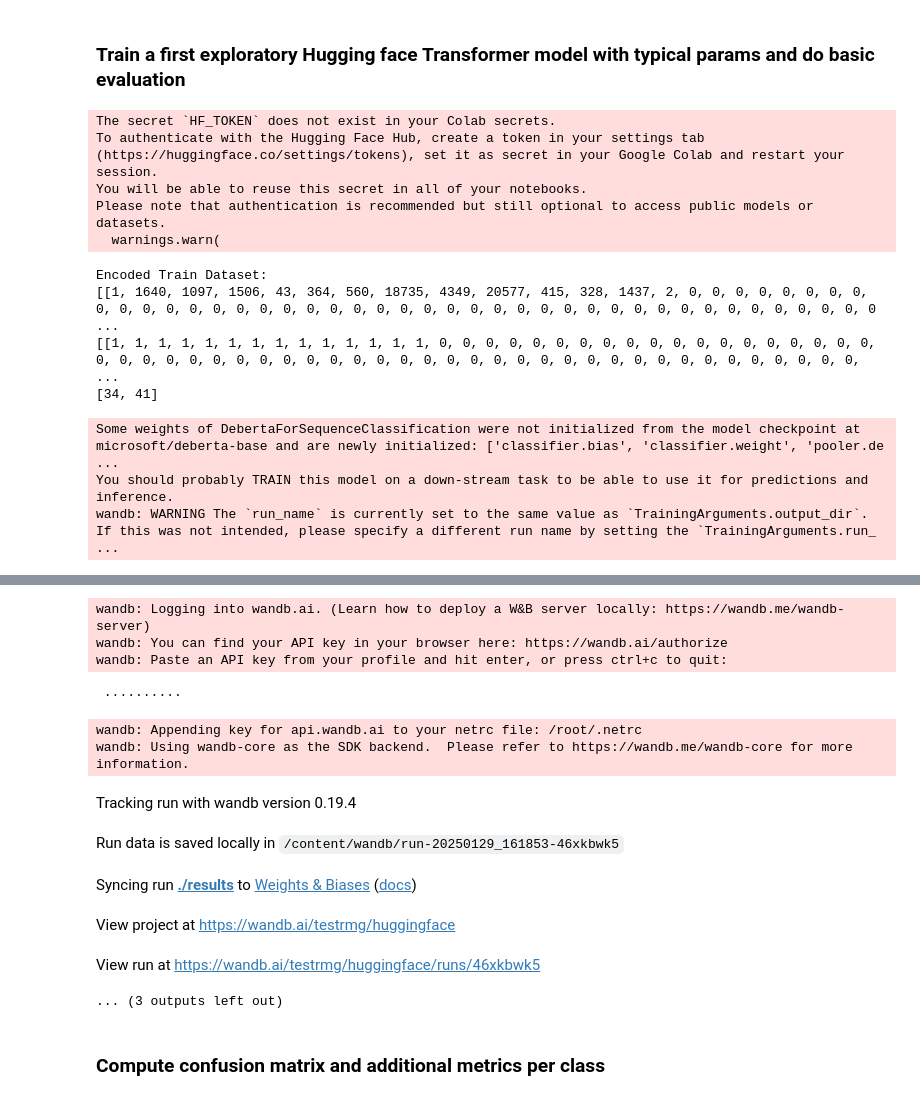
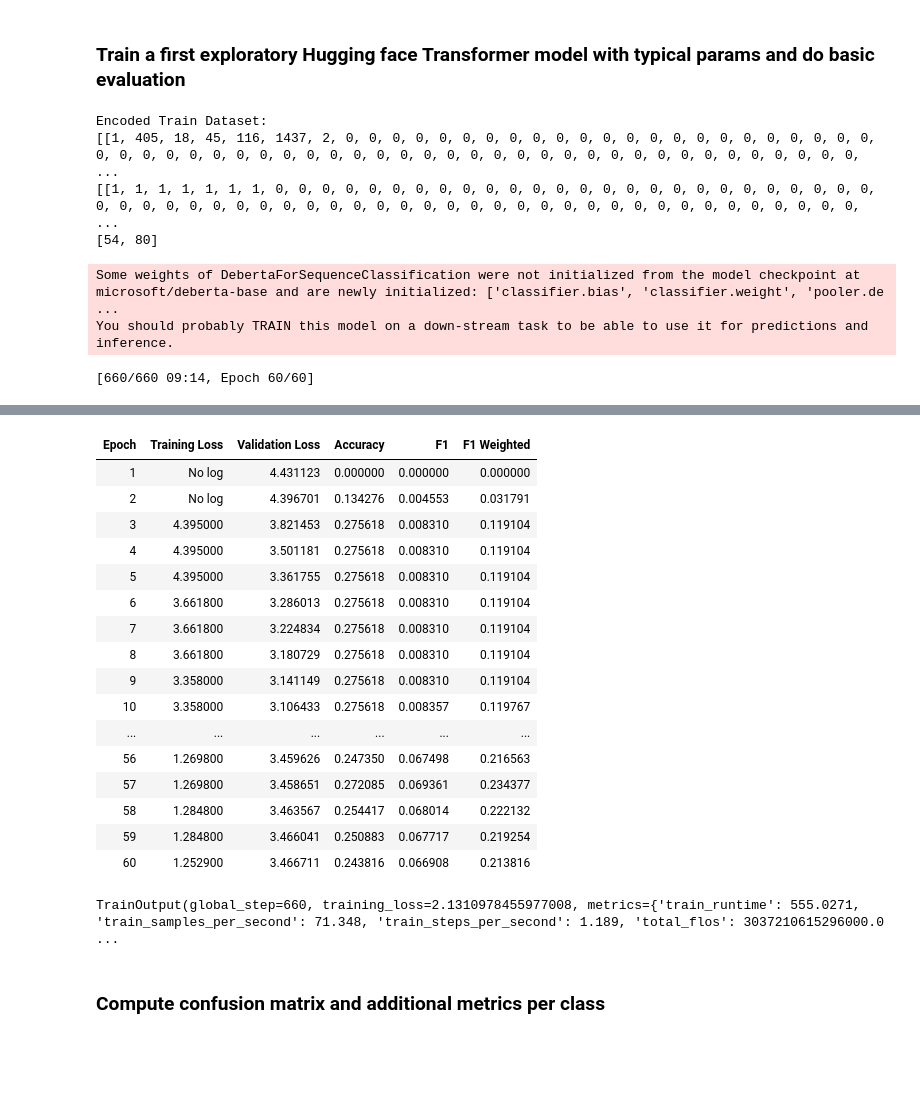
Before and after one commit to marjancelikik/sequence_classification, a Jupyter notebook: notebooks/movie_script_multi_class_collab.ipynb, the cells around one changed output, grey strips where cells are left out. Saved outputs shown, nothing was run; the diff lists cells and outputs as text; code cells hidden in the pictures; blank space fills up the shorter version.

```diff
--- a/notebooks/movie_script_multi_class_collab.ipynb
+++ b/notebooks/movie_script_multi_class_collab.ipynb
@@ -484,7 +492,7 @@ training_args = TrainingArguments(
     output_dir="./results",
     eval_strategy="epoch",
     learning_rate=1e-5,
-    per_device_train_batch_size=32,
+    per_device_train_batch_size=64,
     num_train_epochs=60,
     weight_decay=0.01,
     logging_dir="./logs",
@@ -523,15 +531,10 @@ trainer = Trainer(
 # Train the model
 trainer.train()
 # %% [output]
-The secret `HF_TOKEN` does not exist in your Colab secrets.
-To authenticate with the Hugging Face Hub, create a token in your settings tab (https://huggingface.co/settings/tokens), set it as secret in your Google Colab and restart your session.
-You will be able to reuse this secret in all of your notebooks.
-Please note that authentication is recommended but still optional to access public models or datasets.
-  warnings.warn(
+Encoded Train Dataset:
+[[1, 405, 18, 45, 116, 1437, 2, 0, 0, 0, 0, 0, 0, 0, 0, 0, 0, 0, 0, 0, 0, 0, 0, 0, 0, 0, 0, 0, 0, 0, 0, 0, 0, 0, 0, 0, 0, 0, 0, 0, 0, 0, 0, 0, 0, 0, 0, 0, 0, 0, 0, 0, 0, 0, 0, 0, 0, 0, 0, 0, 0, 0, 0,  ...
+[[1, 1, 1, 1, 1, 1, 1, 0, 0, 0, 0, 0, 0, 0, 0, 0, 0, 0, 0, 0, 0, 0, 0, 0, 0, 0, 0, 0, 0, 0, 0, 0, 0, 0, 0, 0, 0, 0, 0, 0, 0, 0, 0, 0, 0, 0, 0, 0, 0, 0, 0, 0, 0, 0, 0, 0, 0, 0, 0, 0, 0, 0, 0, 0, 0, 0,  ...
+[54, 80]
-Encoded Train Dataset:
-[[1, 1640, 1097, 1506, 43, 364, 560, 18735, 4349, 20577, 415, 328, 1437, 2, 0, 0, 0, 0, 0, 0, 0, 0, 0, 0, 0, 0, 0, 0, 0, 0, 0, 0, 0, 0, 0, 0, 0, 0, 0, 0, 0, 0, 0, 0, 0, 0, 0, 0, 0, 0, 0, 0, 0, 0, 0, 0 ...
-[[1, 1, 1, 1, 1, 1, 1, 1, 1, 1, 1, 1, 1, 1, 0, 0, 0, 0, 0, 0, 0, 0, 0, 0, 0, 0, 0, 0, 0, 0, 0, 0, 0, 0, 0, 0, 0, 0, 0, 0, 0, 0, 0, 0, 0, 0, 0, 0, 0, 0, 0, 0, 0, 0, 0, 0, 0, 0, 0, 0, 0, 0, 0, 0, 0, 0,  ...
-[34, 41]
+Some weights of DebertaForSequenceClassification were not initialized from the model checkpoint at microsoft/deberta-base and are newly initialized: ['classifier.bias', 'classifier.weight', 'pooler.de ...
+You should probably TRAIN this model on a down-stream task to be able to use it for predictions and inference.
-Some weights of DebertaForSequenceClassification were not initialized from the model checkpoint at microsoft/deberta-base and are newly initialized: ['classifier.bias', 'classifier.weight', 'pooler.de ...
-You should probably TRAIN this model on a down-stream task to be able to use it for predictions and inference.
-wandb: WARNING The `run_name` is currently set to the same value as `TrainingArguments.output_dir`. If this was not intended, please specify a different run name by setting the `TrainingArguments.run_ ...
+[660/660 09:14, Epoch 60/60]
@@ -539,15 +541,21 @@ wandb: WARNING The `run_name` is currently set to the same value as `TrainingArg
+| Epoch | Training Loss | Validation Loss | Accuracy | F1 | F1 Weighted |
+| 1 | No log | 4.431123 | 0.000000 | 0.000000 | 0.000000 |
+| 2 | No log | 4.396701 | 0.134276 | 0.004553 | 0.031791 |
+| 3 | 4.395000 | 3.821453 | 0.275618 | 0.008310 | 0.119104 |
+| 4 | 4.395000 | 3.501181 | 0.275618 | 0.008310 | 0.119104 |
+| 5 | 4.395000 | 3.361755 | 0.275618 | 0.008310 | 0.119104 |
+| 6 | 3.661800 | 3.286013 | 0.275618 | 0.008310 | 0.119104 |
+| 7 | 3.661800 | 3.224834 | 0.275618 | 0.008310 | 0.119104 |
+| 8 | 3.661800 | 3.180729 | 0.275618 | 0.008310 | 0.119104 |
+| 9 | 3.358000 | 3.141149 | 0.275618 | 0.008310 | 0.119104 |
+| 10 | 3.358000 | 3.106433 | 0.275618 | 0.008357 | 0.119767 |
+| ... | ... | ... | ... | ... | ... |
+| 56 | 1.269800 | 3.459626 | 0.247350 | 0.067498 | 0.216563 |
+| 57 | 1.269800 | 3.458651 | 0.272085 | 0.069361 | 0.234377 |
+| 58 | 1.284800 | 3.463567 | 0.254417 | 0.068014 | 0.222132 |
+| 59 | 1.284800 | 3.466041 | 0.250883 | 0.067717 | 0.219254 |
+| 60 | 1.252900 | 3.466711 | 0.243816 | 0.066908 | 0.213816 |
-wandb: Logging into wandb.ai. (Learn how to deploy a W&B server locally: https://wandb.me/wandb-server)
-wandb: You can find your API key in your browser here: https://wandb.ai/authorize
-wandb: Paste an API key from your profile and hit enter, or press ctrl+c to quit:
+TrainOutput(global_step=660, training_loss=2.1310978455977008, metrics={'train_runtime': 555.0271, 'train_samples_per_second': 71.348, 'train_steps_per_second': 1.189, 'total_flos': 3037210615296000.0 ...
- ··········
-wandb: Appending key for api.wandb.ai to your netrc file: /root/.netrc
-wandb: Using wandb-core as the SDK backend.  Please refer to https://wandb.me/wandb-core for more information.
-Tracking run with wandb version 0.19.4
-Run data is saved locally in /content/wandb/run-20250129_161853-46xkbwk5
-Syncing run ./results to Weights & Biases (docs)
-View project at https://wandb.ai/testrmg/huggingface
-View run at https://wandb.ai/testrmg/huggingface/runs/46xkbwk5
-... (3 outputs left out)
 # %% [markdown]
 ### Compute confusion matrix and additional metrics per class
 # %%
```
Also changed, not shown: parts of 9 cells of this notebook, 2 other files.
